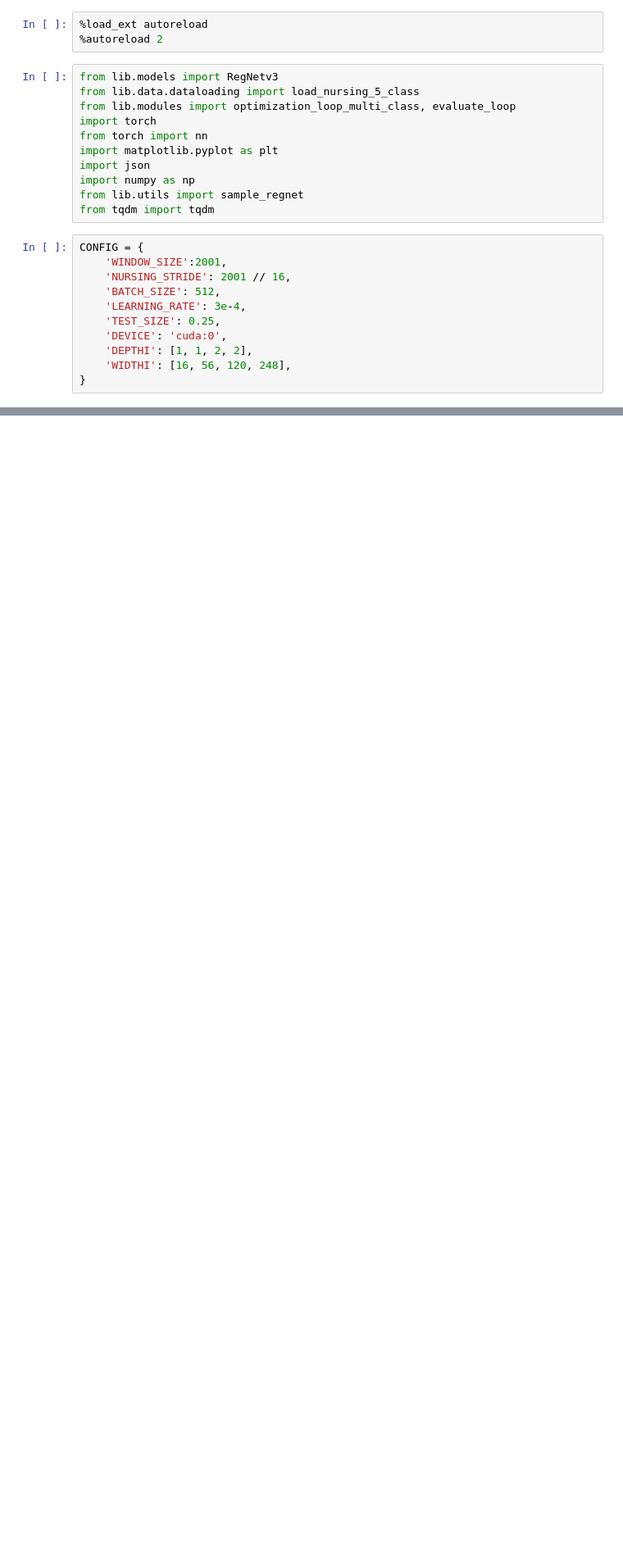
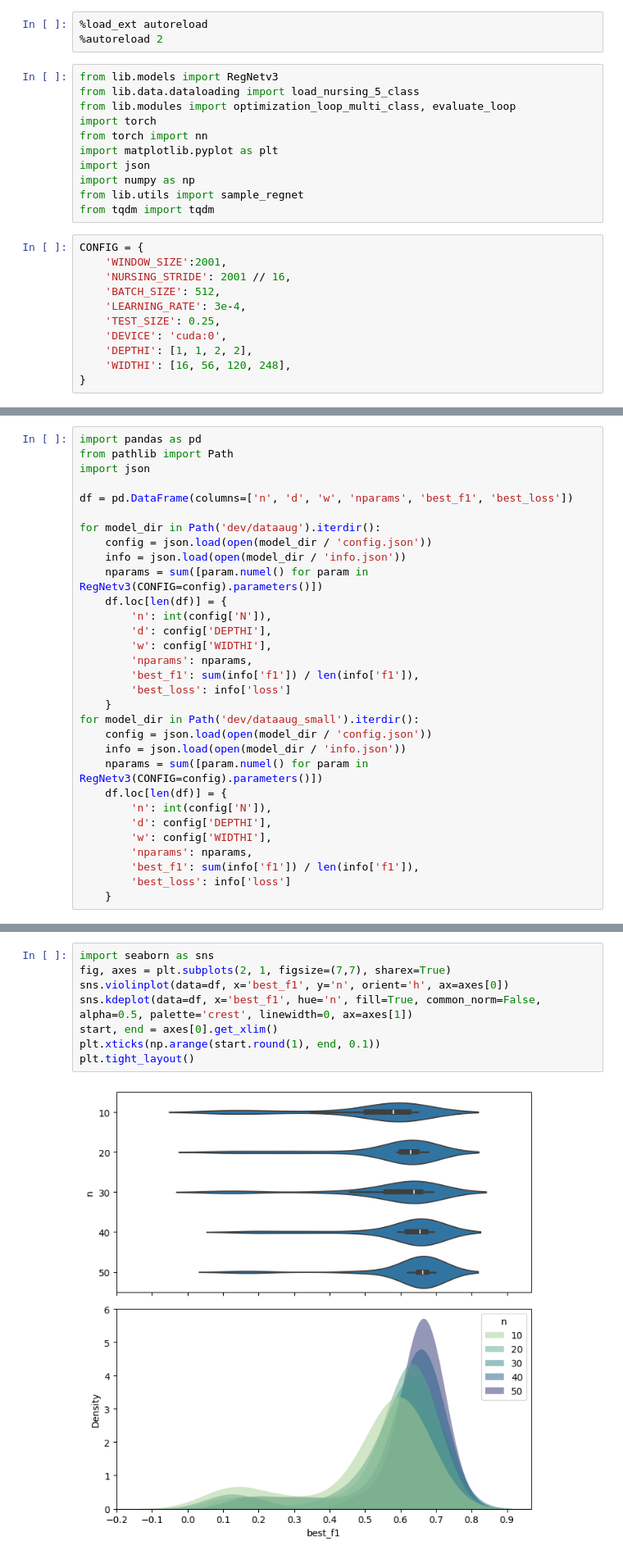
Before and after one commit to Musa-Azeem/eating-detection, a Jupyter notebook: data_aug.ipynb, the cells around one changed output, grey strips where cells are left out. Shown at 82% size. Saved outputs shown, nothing was run; the diff lists cells and outputs as text; blank space fills up the shorter version.

```diff
--- a/data_aug.ipynb
+++ b/data_aug.ipynb
@@ -30,0 +29,31 @@ len(nurses)
+# %%
+import pandas as pd
+from pathlib import Path
+import json
+
+df = pd.DataFrame(columns=['n', 'd', 'w', 'nparams', 'best_f1', 'best_loss'])
+
+for model_dir in Path('dev/dataaug').iterdir():
+    config = json.load(open(model_dir / 'config.json'))
+    info = json.load(open(model_dir / 'info.json'))
+    nparams = sum([param.numel() for param in RegNetv3(CONFIG=config).parameters()])
+    df.loc[len(df)] = {
+        'n': int(config['N']),
+        'd': config['DEPTHI'],
+        'w': config['WIDTHI'],
+        'nparams': nparams,
+        'best_f1': sum(info['f1']) / len(info['f1']),
+        'best_loss': info['loss']
+    }
+for model_dir in Path('dev/dataaug_small').iterdir():
+    config = json.load(open(model_dir / 'config.json'))
+    info = json.load(open(model_dir / 'info.json'))
+    nparams = sum([param.numel() for param in RegNetv3(CONFIG=config).parameters()])
+    df.loc[len(df)] = {
+        'n': int(config['N']),
+        'd': config['DEPTHI'],
+        'w': config['WIDTHI'],
+        'nparams': nparams,
+        'best_f1': sum(info['f1']) / len(info['f1']),
+        'best_loss': info['loss']
+    }
@@ -30,0 +80,10 @@ len(nurses)
+# %%
+import seaborn as sns
+fig, axes = plt.subplots(2, 1, figsize=(7,7), sharex=True)
+sns.violinplot(data=df, x='best_f1', y='n', orient='h', ax=axes[0])
+sns.kdeplot(data=df, x='best_f1', hue='n', fill=True, common_norm=False, alpha=0.5, palette='crest', linewidth=0, ax=axes[1])
+start, end = axes[0].get_xlim()
+plt.xticks(np.arange(start.round(1), end, 0.1))
+plt.tight_layout()
+# %% [output]
+[figure, added]
```
Also changed, not shown: parts of 6 cells of this notebook, 5 other files.
